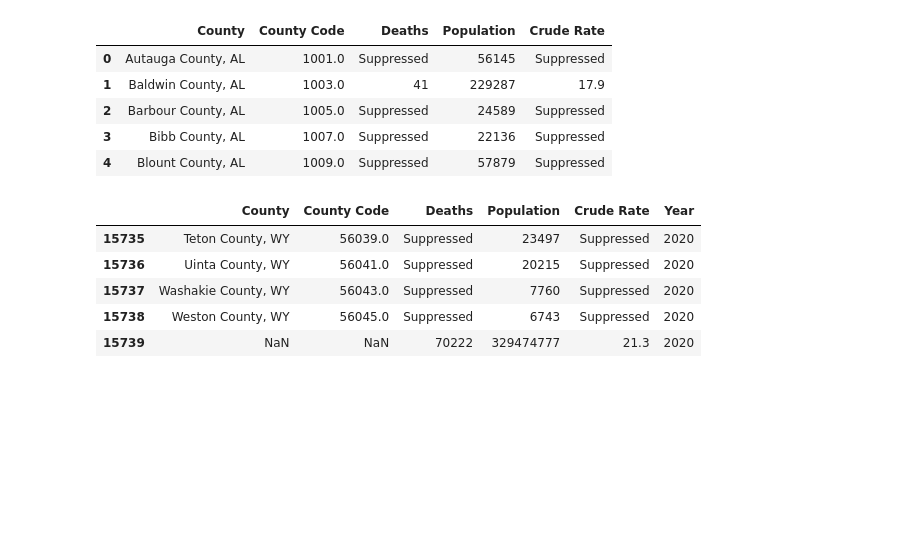
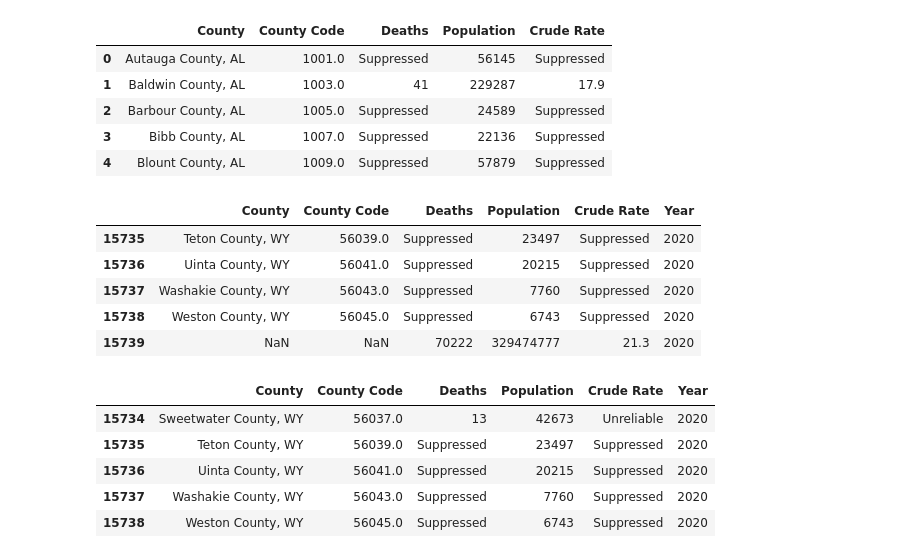
Before and after one commit to patgilch17/Group1FinalProject, a Jupyter notebook: Milos/Data_Processing.ipynb, the cells around one changed output. Cells and saved outputs as stored; diff of their text form; code cells hidden in the pictures; blank space fills up the shorter version.

```diff
--- a/Milos/Data_Processing.ipynb
+++ b/Milos/Data_Processing.ipynb
@@ -80,3 +80,16 @@ opioid_deaths_all.tail()
 | 15737 | Washakie County, WY | 56043.0 | Suppressed | 7760 | Suppressed | 2020 |
 | 15738 | Weston County, WY | 56045.0 | Suppressed | 6743 | Suppressed | 2020 |
 | 15739 | NaN | NaN | 70222 | 329474777 | 21.3 | 2020 |
+# %%
+# Drop last row containing summary statistics
+opioid_deaths_all = opioid_deaths_all.drop(opioid_deaths_all.tail(1).index)
+
+# Display tail of merged dataframe to verify that last row was dropped
+opioid_deaths_all.tail()
+# %% [output]
+|  | County | County Code | Deaths | Population | Crude Rate | Year |
+| 15734 | Sweetwater County, WY | 56037.0 | 13 | 42673 | Unreliable | 2020 |
+| 15735 | Teton County, WY | 56039.0 | Suppressed | 23497 | Suppressed | 2020 |
+| 15736 | Uinta County, WY | 56041.0 | Suppressed | 20215 | Suppressed | 2020 |
+| 15737 | Washakie County, WY | 56043.0 | Suppressed | 7760 | Suppressed | 2020 |
+| 15738 | Weston County, WY | 56045.0 | Suppressed | 6743 | Suppressed | 2020 |
```
Also changed, not shown: parts of 12 cells of this notebook.
